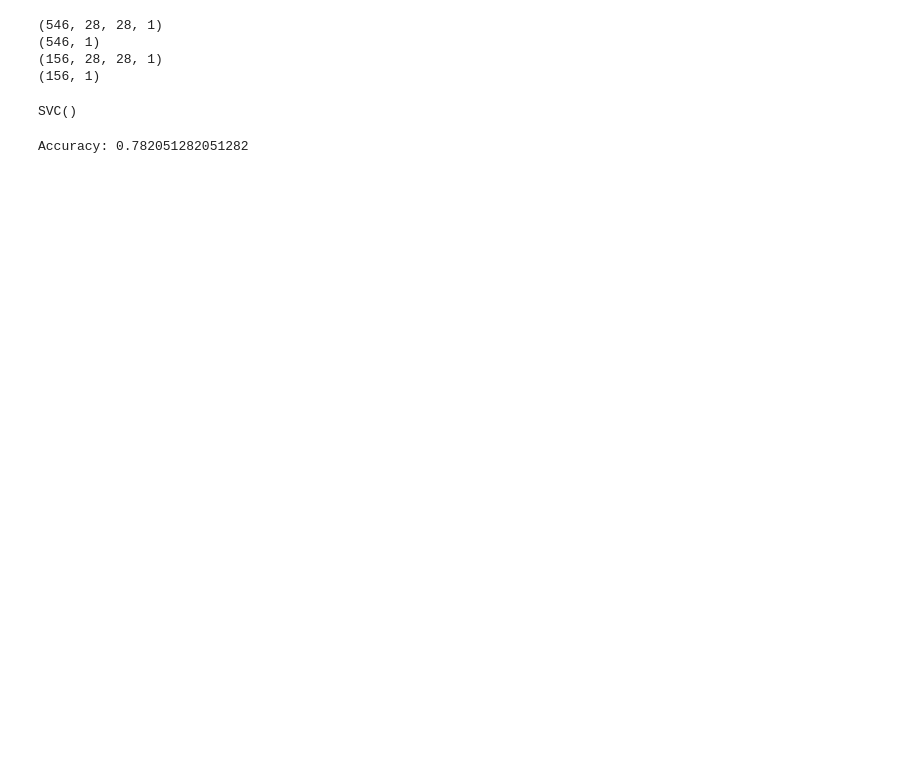
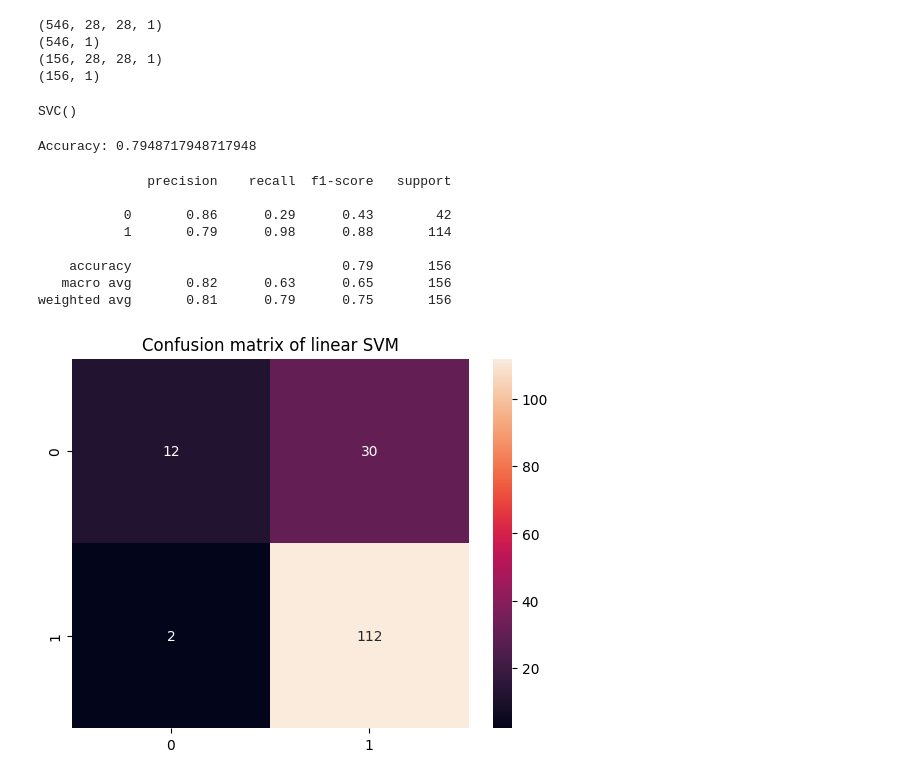
Before and after one commit to caesaretos/embed-svm-fhe, a Jupyter notebook: python/image-embeddings-breastmnist.ipynb, the cells around one changed output. Saved outputs shown, nothing was run; the diff lists cells and outputs as text; code cells hidden in the pictures; blank space fills up the shorter version.

```diff
--- a/python/image-embeddings-breastmnist.ipynb
+++ b/python/image-embeddings-breastmnist.ipynb
@@ -104,7 +104,7 @@ model = Sequential([
     # Flatten and dense layers
     Flatten(),
     Dense(128, activation='relu'),
-    # Dropout(0.5),  # Regularization to prevent overfitting
+    Dropout(0.5),  # Regularization to prevent overfitting
     Dense(embedding_length, activation='relu')  # Variable-length embedding layer
 ])
 # %%
@@ -162,4 +162,22 @@ y_test = y_test.ravel()
 accuracy = clf.score(x_test, y_test)
 print("Accuracy:", accuracy)
 # %% [output]
-Accuracy: 0.782051282051282
+Accuracy: 0.7948717948717948
+# %%
+import seaborn as sns
+from sklearn.metrics import classification_report, confusion_matrix
+
+cm = confusion_matrix(y_test,y_pred)
+sns.heatmap(cm, annot=True, fmt='d').set_title('Confusion matrix of linear SVM') # fmt='d' formats the numbers as digits, which means integers
+
+print(classification_report(y_test,y_pred))
+# %% [output]
+              precision    recall  f1-score   support
+
+           0       0.86      0.29      0.43        42
+           1       0.79      0.98      0.88       114
+
+    accuracy                           0.79       156
+   macro avg       0.82      0.63      0.65       156
+weighted avg       0.81      0.79      0.75       156
+[figure, added]
```
Also changed, not shown: parts of 6 cells of this notebook, 6 other files.
